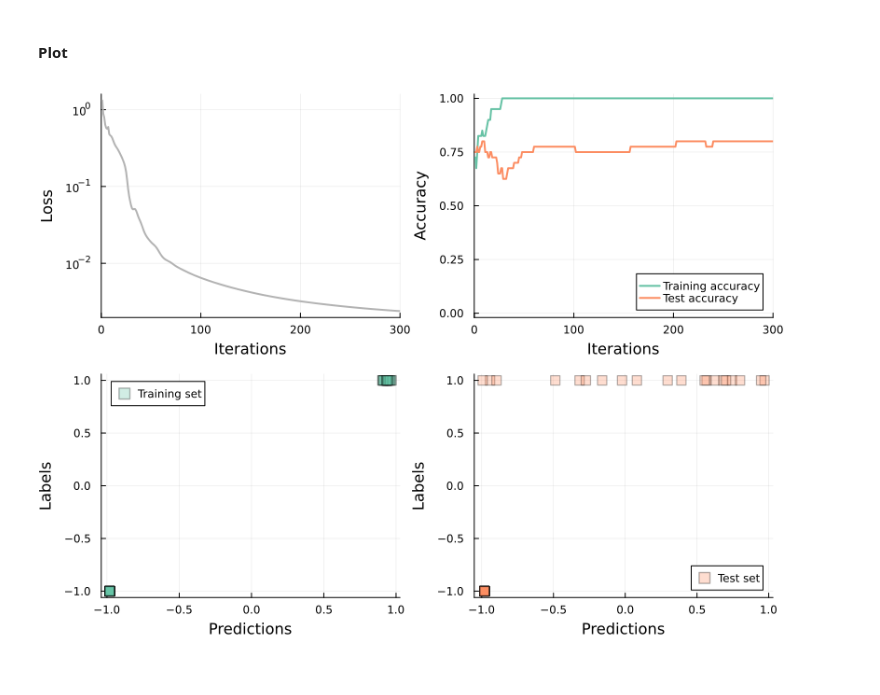
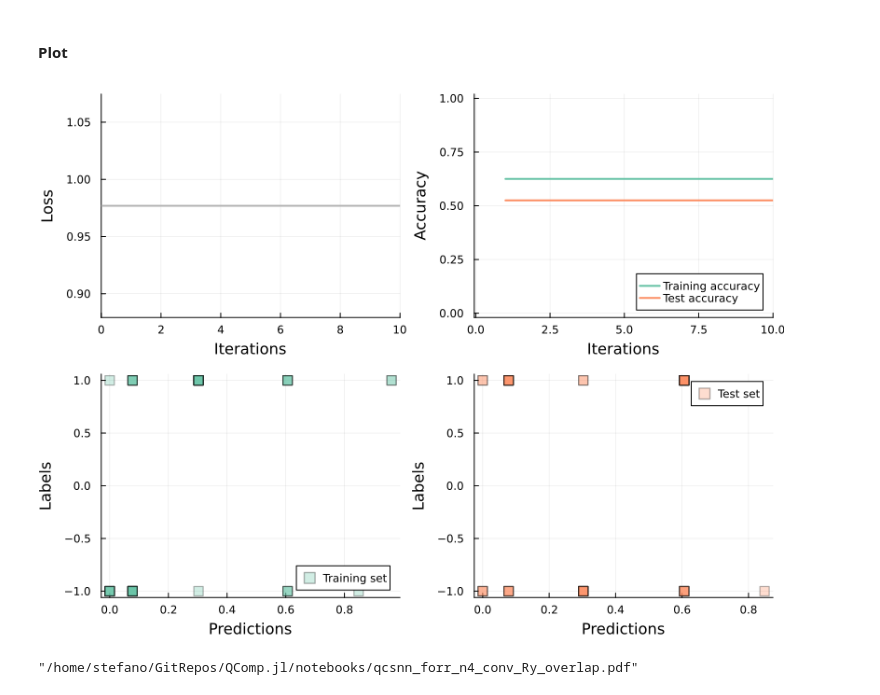
Before and after one commit to Qu-DOS/QuantumPrimer.jl, a Jupyter notebook: notebooks/QSNN_mwe.ipynb, the cells around one changed output. Cells and saved outputs as stored; diff of their text form; code cells hidden in the pictures.

```diff
--- a/notebooks/QSNN_mwe.ipynb
+++ b/notebooks/QSNN_mwe.ipynb
@@ -166,11 +201,11 @@ ComplexF64[-0.17274605842993015 - 0.008318926166297175im; -0.6834263212635622 +
 # %% [markdown]
 #### Model parameters
 # %%
-iters = 300 # number of iterations
+iters = 10 # number of iterations
 lr = 0.05  # learning rate. Start with lr=0.1. Reduce to (e.g. lr=0.01) if optimisation is not smooth.
 optim = ADAM(lr) # Descent(lr) # See https://fluxml.ai/Optimisers.jl/dev/api/#Optimisation-Rules for different optimisers.
 sig = true # use the sigmoid activation function
-ansatz = conv_SU4 # conv_Ry, conv_Ry2, conv_SU4
+ansatz = conv_Ry # conv_Ry, conv_Ry2, conv_SU4
 
 circ = build_QCNN(n, ansatz=ansatz)
 
@@ -194,21 +229,26 @@ Final: loss = 0.0023789176744161587, tr_acc = 1.0, te_acc = 0.8
 # %%
 # Loss vs Interations
 p1 = Plots.plot(xlim=(0, iters), xlabel="Iterations", ylabel="Loss")
-Plots.plot!(loss_track, yaxis=:log, label=false, c=0)
+Plots.hline!([loss_track[1]], label=false, c=0, ylim=(0.9loss_track[1], 1.1loss_track[1]))
+# Plots.plot!(loss_track, yaxis=:log, label=false, c=0)
 
 # Accuracy vs Interations
 p2 = Plots.plot(xlim=(-0.05, iters), ylim=(-0.02, 1.02), xlabel="Iterations", ylabel="Accuracy", legend=:bottomright)
 Plots.plot!(tr_track, label="Training accuracy", c=1)
 Plots.plot!(te_track, label="Test accuracy", c=2)
 
 # Training labels vs predictions
 p3 = Plots.scatter(xlabel="Predictions", ylabel="Labels")
 Plots.scatter!(tr_preds, tr_labels, ma=0.3, shape=:rect, label="Training set", c=1)
 
 # Test labels vs predictions
 p4 = Plots.scatter(xlabel="Predictions", ylabel="Labels")
 Plots.scatter!(te_preds, te_labels, ma=0.3, shape=:rect, label="Test set", c=2)
 
 Plots.plot(p1, p2, p3, p4, layout=(2, 2), size=(800, 600))
 # %% [output]
-[figure, old version]
+[figure, new version]
+# %%
+savefig("qcsnn_forr_n4_conv_Ry_overlap.pdf")
+# %% [output]
+"/home/stefano/GitRepos/QComp.jl/notebooks/qcsnn_forr_n4_conv_Ry_overlap.pdf"
```
Also changed, not shown: parts of 8 cells of this notebook, 9 other files.
